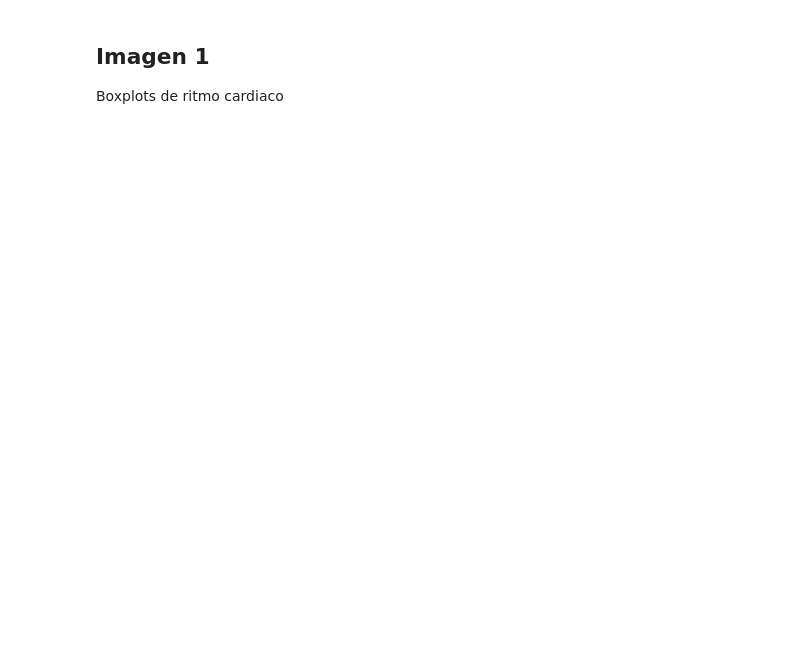
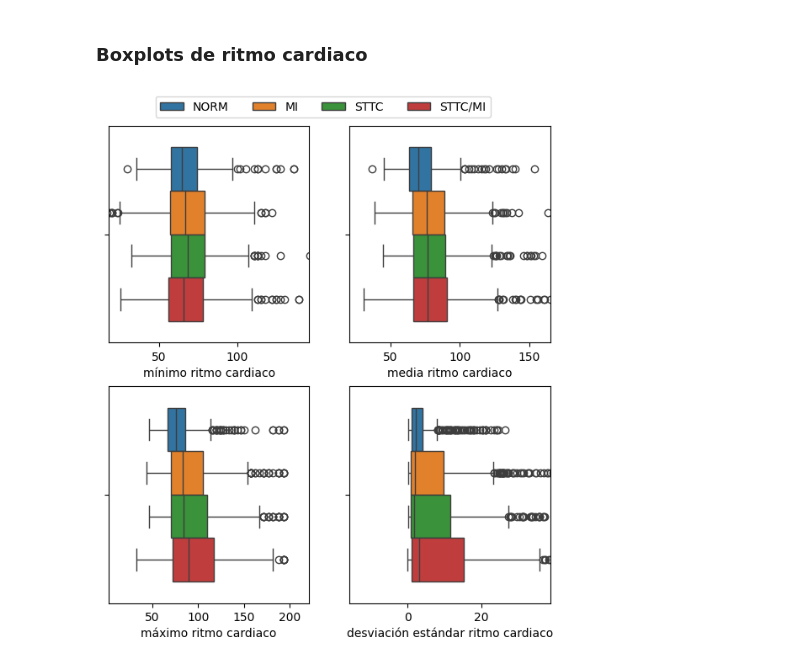
Before and after one commit to DavidMCV97/Tesis-ECG, a Jupyter notebook: Codigos/AED_imagenes.ipynb, the cells around one changed output. Drawn from its saved outputs; the diff is of its cells as text; code cells hidden in the pictures; blank space fills up the shorter version.

Commit message:
Ajustes de generación de imágenes para la tesis: - se cambiaron las ubicaciones de los datos - Se obtuvieron nuevas imágenes y datos en el AED_imagenes

```diff
--- a/Codigos/AED_imagenes.ipynb
+++ b/Codigos/AED_imagenes.ipynb
@@ -17,3 +20,7 @@ from sklearn.decomposition import PCA # para el PCA
 # %%
 # importación de los datos
-datos_voltajes = pd.read_csv('df_datos_voltajes.csv', index_col='Unnamed: 0')
+datos_voltajes = pd.read_csv('../databases/datos_voltaje.csv', index_col='Unnamed: 0')
+datos_tiempos = pd.read_csv('../databases/datos_tiempos.csv', index_col='Unnamed: 0')
+
+# corrección de errores
+datos_voltajes.loc[2350,'height'] = np.nan
@@ -19,0 +49,3 @@ datos_voltajes = pd.read_csv('df_datos_voltajes.csv', index_col='Unnamed: 0')
+# %%
+datos_voltajes.loc[2350,'height'] = np.nan
+datos_voltajes[['age','sex','height','weight']].describe()
@@ -20,34 +62,34 @@ datos_voltajes = pd.read_csv('df_datos_voltajes.csv', index_col='Unnamed: 0')
 # %% [markdown]
-## Imagen 1
-
-Boxplots de ritmo cardiaco
+### Boxplots de ritmo cardiaco
 # %%
 # columnas sobre ritmo cardiaco
 columnas = ['min_RC', 'media_RC', 'max_RC', 'sd_RC']
-nombres = ['mínimo ritmo cardiaco', 'media ritmo cardiaco', 'máximo ritmo cardiaco', 'desviación estandar ritmo cardiaco']
+nombres = ['mínimo ritmo cardiaco', 'media ritmo cardiaco', 'máximo ritmo cardiaco', 'desviación estándar ritmo cardiaco']
 labels = ['NORM', 'MI', 'STTC', 'STTC/MI']
 z = 0
 
 # creamos la figura
 fig, axs = plt.subplots(2,2, figsize=(6, 7))
 
 #graficamos con un for
 for columna, ubicacion, nombre in zip(columnas, axs.flatten(), nombres):
     Q1,Q3 = np.quantile(datos_voltajes[columna].dropna(),[0.25,0.75])
     RIQ = Q3-Q1
     li = Q1 - 2*RIQ
     ls = Q3 + 3.5*RIQ
     sns.boxplot(datos_voltajes, x=columna, hue='categoria', ax=ubicacion)
     ubicacion.set_xlim([li,ls])
     ubicacion.set_xlabel(nombre)
     ubicacion.get_legend().remove() # quitamos las leyendas individuales de los gráficos
     if z == 0: # para el primer ciclo...
         handles, _ = ubicacion.get_legend_handles_labels() # obtenemos la info de leyendas
         z =+ 1 # cambiamos z para no volver a sacar la info
 # agregamos la leyenda global
 fig.legend(handles, labels, loc='upper center', ncols=4, bbox_to_anchor=(0.55, 0.98))
 
 # Ajuste manual
 plt.subplots_adjust(top=0.92, right=1)
 plt.savefig('../imagenes/ritmo_cardiaco.png', dpi=300, bbox_inches='tight')
 plt.show()
+# %% [output]
+[figure, added]
```
Also changed, not shown: parts of 49 cells of this notebook, 4 other files.
